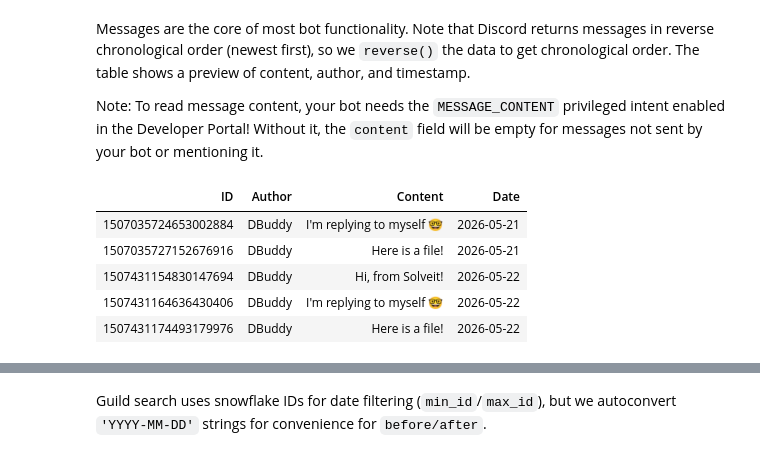
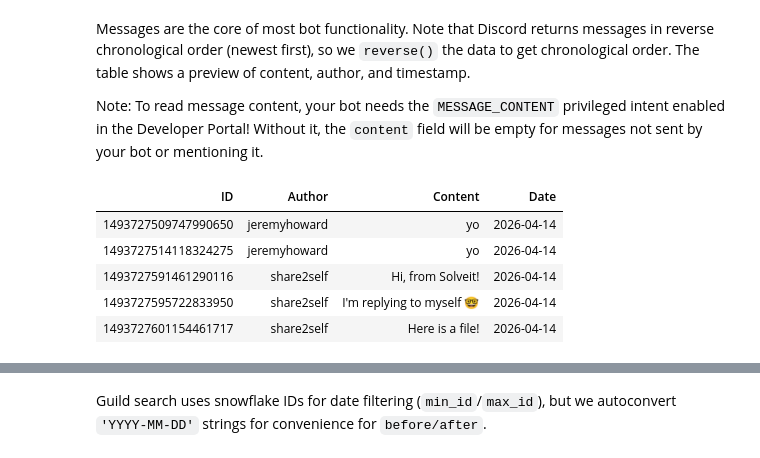
Before and after one commit to AnswerDotAI/cordslite, a Jupyter notebook: nbs/00_core.ipynb, the cells around one changed output, grey strips where cells are left out. Drawn from its saved outputs; the diff is of its cells as text; code cells hidden in the pictures.

```diff
--- a/nbs/00_core.ipynb
+++ b/nbs/00_core.ipynb
@@ -173,7 +168,8 @@ chs
 async def channel(self:DiscordClient, channel_id):
     return Channel(await self._req('GET', f'/channels/{channel_id}'), self)
 # %%
-chid = '1327046393453613079' # '1493461896139903028'
+chid = '1493461896139903028'
+# chid = '1327046393453613079'
 # %%
 ch = await dc.channel(chid)
 ch
@@ -227,14 +223,15 @@ async def messages(self:Channel, limit=50, before=None, after=None, around=None)
                       limit=limit, before=mid(before), after=mid(after), around=mid(around))
     return self.coll('Message', reversed(data))
 # %%
-msgs = await ch.messages(5); msgs
+msgs = await ch.messages(5)
+msgs
 # %% [output]
 | ID | Author | Content | Date |
-| 1507035724653002884 | DBuddy | I'm replying to myself 🤓 | 2026-05-21 |
-| 1507035727152676916 | DBuddy | Here is a file! | 2026-05-21 |
-| 1507431154830147694 | DBuddy | Hi, from Solveit! | 2026-05-22 |
-| 1507431164636430406 | DBuddy | I'm replying to myself 🤓 | 2026-05-22 |
-| 1507431174493179976 | DBuddy | Here is a file! | 2026-05-22 |
+| 1493727509747990650 | jeremyhoward | yo | 2026-04-14 |
+| 1493727514118324275 | jeremyhoward | yo | 2026-04-14 |
+| 1493727591461290116 | share2self | Hi, from Solveit! | 2026-04-14 |
+| 1493727595722833950 | share2self | I'm replying to myself 🤓 | 2026-04-14 |
+| 1493727601154461717 | share2self | Here is a file! | 2026-04-14 |
 # %%
 #| export
 @patch
```
Also changed, not shown: parts of 19 cells of this notebook, 2 other files.
